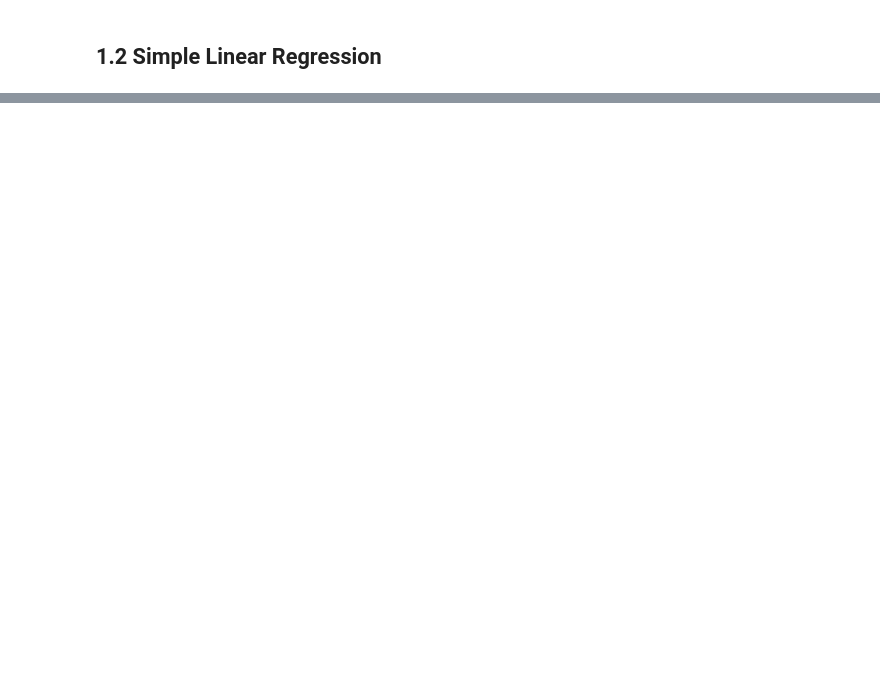
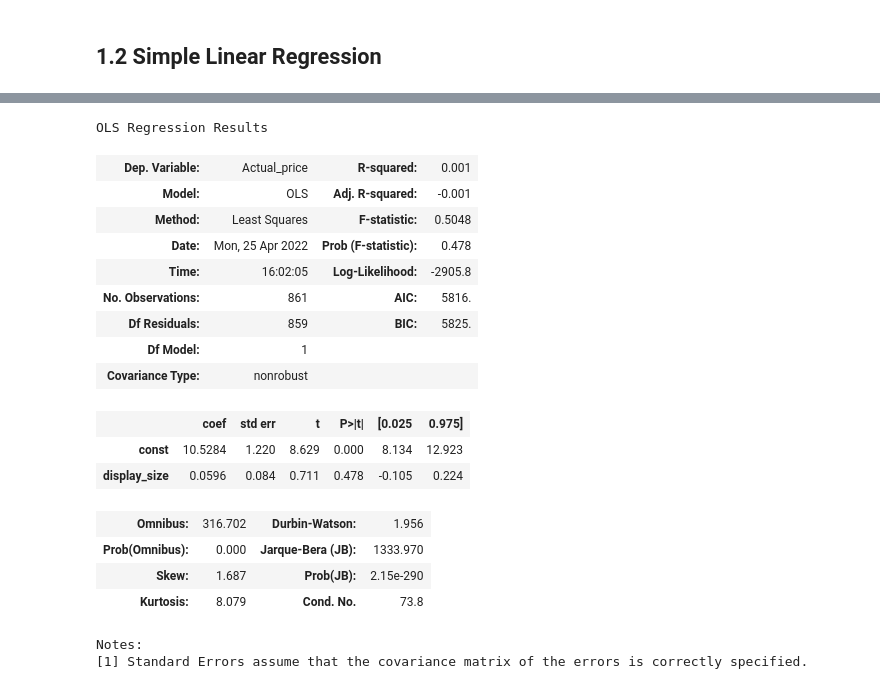
Before and after one commit to Moojun/study_ML, a Jupyter notebook: 2.Data_Analysis/src/1_Regression.ipynb, the cells around one changed output, grey strips where cells are left out. Saved outputs shown, nothing was run; the diff lists cells and outputs as text; code cells hidden in the pictures; blank space fills up the shorter version.

```diff
--- a/2.Data_Analysis/src/1_Regression.ipynb
+++ b/2.Data_Analysis/src/1_Regression.ipynb
@@ -215,0 +260,34 @@ Predictor star_rating coefficient:  [-30.00310015]
+# %%
+# using statsmodels
+import statsmodels.api as sm
+
+# predictor & depentent var
+X_train = Laptop_df["display_size"]
+y_true = Laptop_df["Actual_price(measure: $100)"]
+
+# ols model with intercept added to predictor
+OLS_sm = sm.OLS(y_true, sm.add_constant(X_train))
+
+# fitted model and summary
+OLS_sm_results = OLS_sm.fit()
+OLS_sm_results.summary()
+# %% [output]
+OLS Regression Results
+| Dep. Variable: | Actual_price | R-squared: | 0.001 |
+| Model: | OLS | Adj. R-squared: | -0.001 |
+| Method: | Least Squares | F-statistic: | 0.5048 |
+| Date: | Mon, 25 Apr 2022 | Prob (F-statistic): | 0.478 |
+| Time: | 16:02:05 | Log-Likelihood: | -2905.8 |
+| No. Observations: | 861 | AIC: | 5816. |
+| Df Residuals: | 859 | BIC: | 5825. |
+| Df Model: | 1 |  |  |
+| Covariance Type: | nonrobust |  |  |
+|  | coef | std err | t | P>|t| | [0.025 | 0.975] |
+| const | 10.5284 | 1.220 | 8.629 | 0.000 | 8.134 | 12.923 |
+| display_size | 0.0596 | 0.084 | 0.711 | 0.478 | -0.105 | 0.224 |
+| Omnibus: | 316.702 | Durbin-Watson: | 1.956 |
+| Prob(Omnibus): | 0.000 | Jarque-Bera (JB): | 1333.970 |
+| Skew: | 1.687 | Prob(JB): | 2.15e-290 |
+| Kurtosis: | 8.079 | Cond. No. | 73.8 |
+Notes:
+[1] Standard Errors assume that the covariance matrix of the errors is correctly specified.
```
Also changed, not shown: parts of 6 cells of this notebook.
